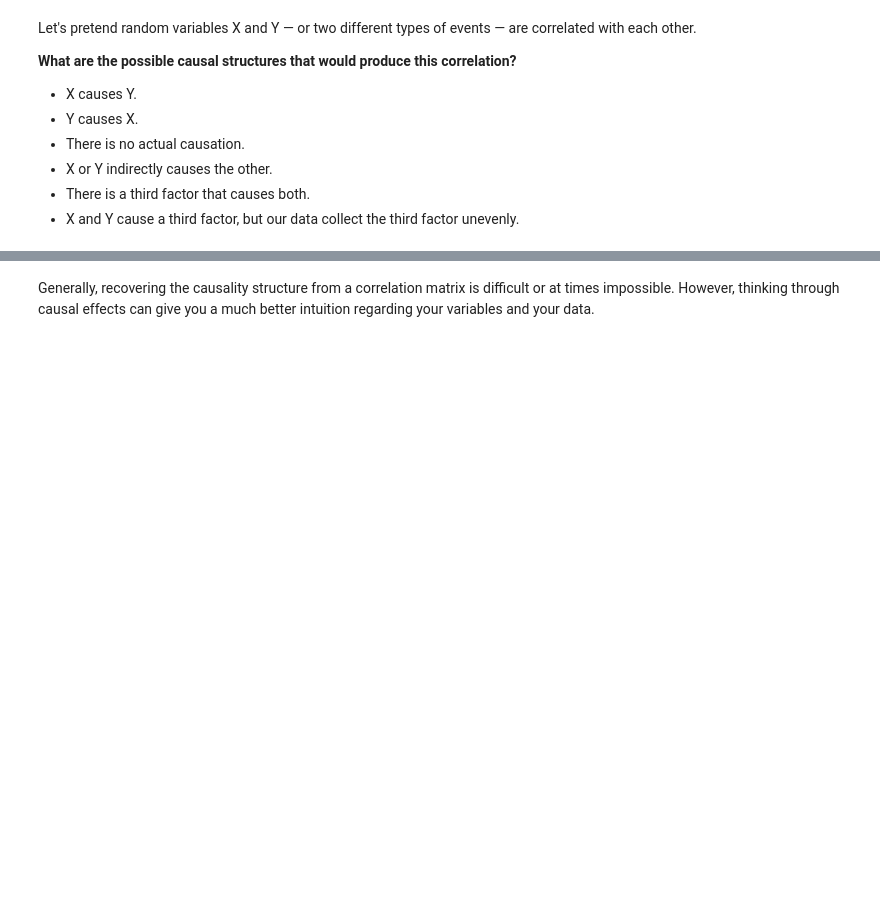
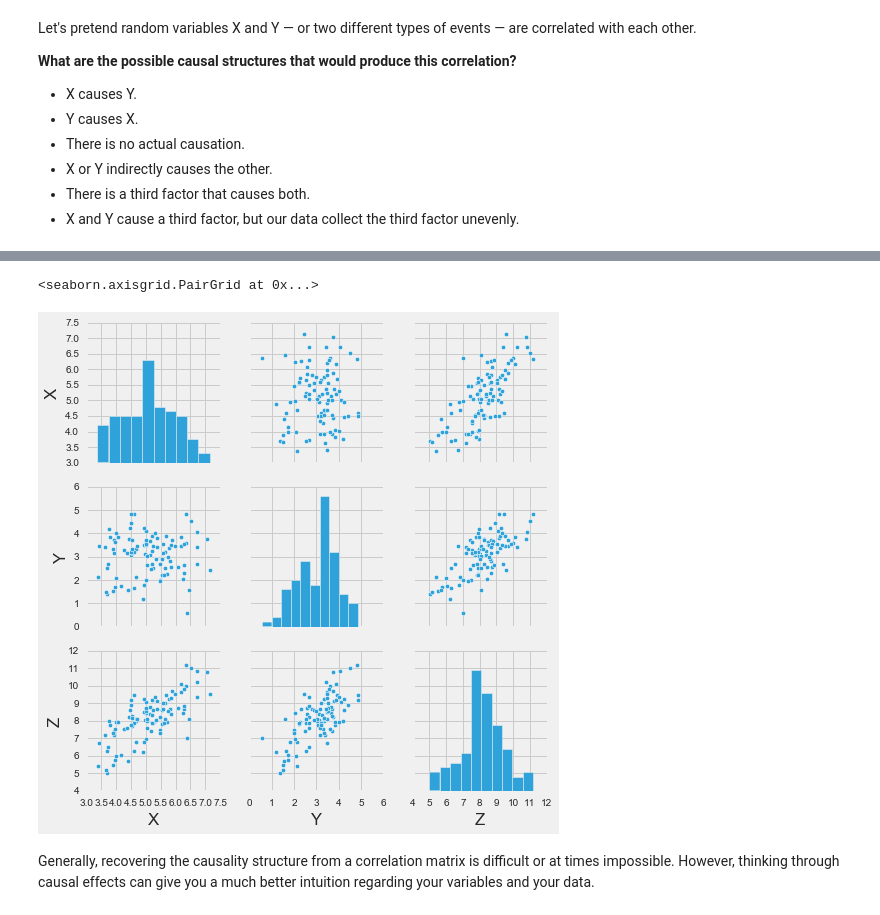
Before and after one commit to victoryang1/DS-DC-BAH1, a Jupyter notebook: more-statistics-and-visualizations/More-Statistics-and-Visualizations.ipynb, the cells around one changed output, grey strips where cells are left out. Saved outputs shown, nothing was run; the diff lists cells and outputs as text; code cells hidden in the pictures; blank space fills up the shorter version.

```diff
--- a/more-statistics-and-visualizations/More-Statistics-and-Visualizations.ipynb
+++ b/more-statistics-and-visualizations/More-Statistics-and-Visualizations.ipynb
@@ -414,11 +612,15 @@ common_cause = pd.DataFrame({'X':X, 'Y':Y, 'Z':Z})
 # %%
 # Z is a function of X and Y:
 X = 5 + np.random.randn(100)
 Y = 3 + np.random.randn(100)
 Z = X + Y + 0.1*np.random.randn(100)
 common_effect = pd.DataFrame({'X':X, 'Y':Y, 'Z':Z})
 
 # Make a pairplot of the data:
+sns.pairplot(common_effect)
+# %% [output]
+<seaborn.axisgrid.PairGrid at 0x...>
+[figure, added]
 # %% [markdown]
 Generally, recovering the causality structure from a correlation matrix is difficult or at times impossible. However, thinking through causal effects can give you a much better intuition regarding your variables and your data.
 # %% [markdown]
```
Also changed, not shown: parts of 69 cells of this notebook.
